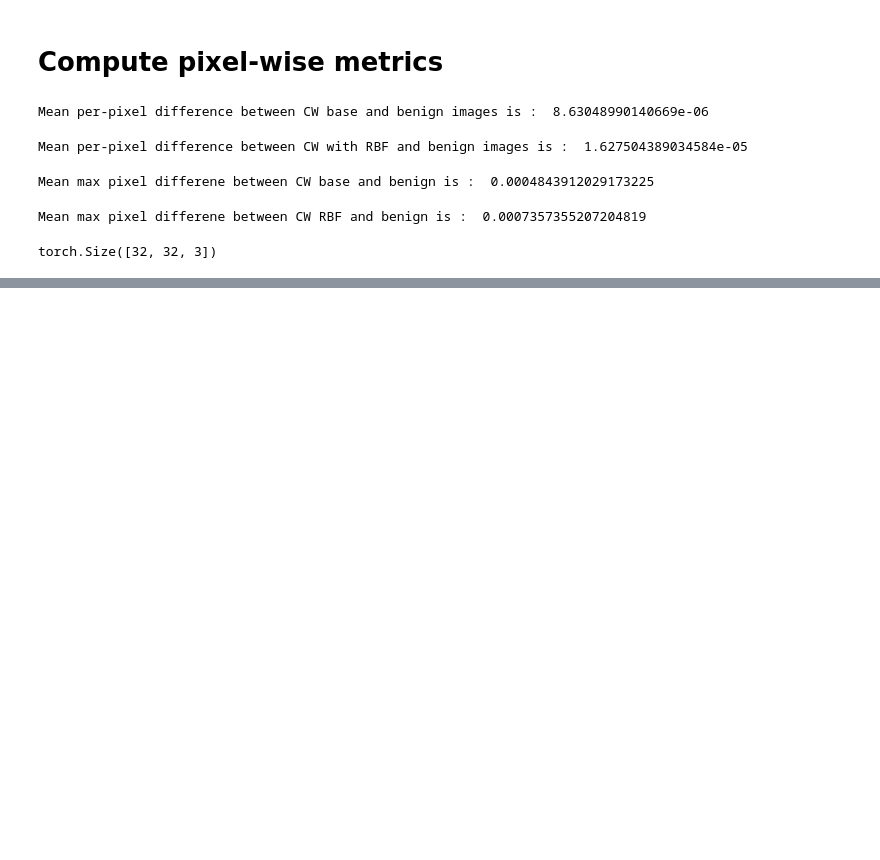
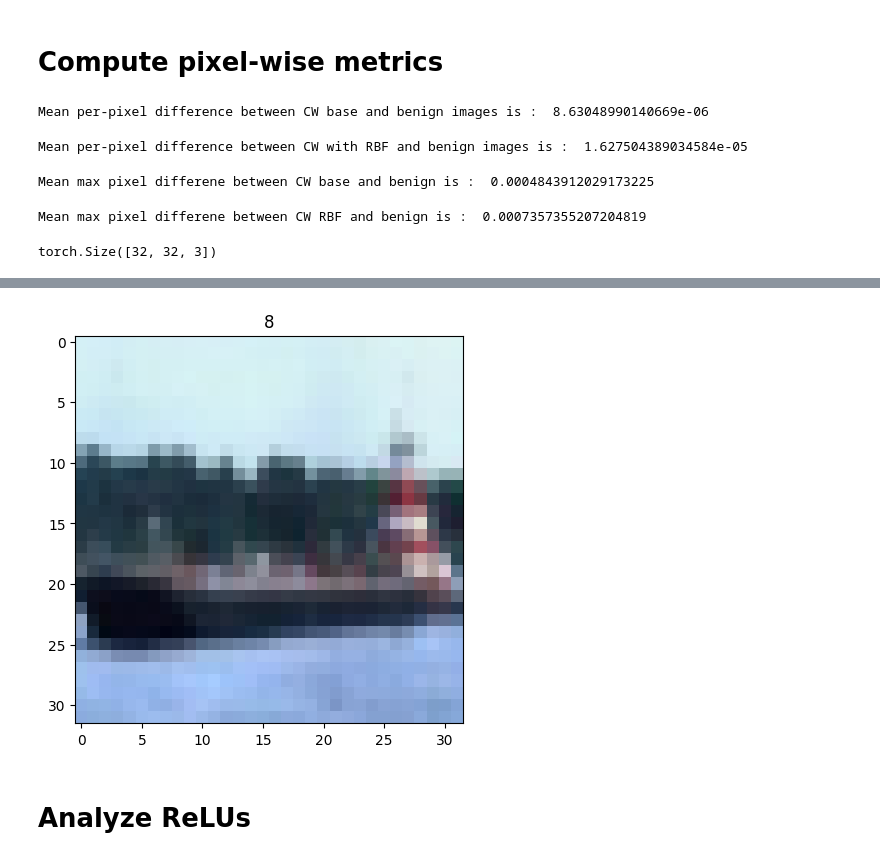
Before and after one commit to zainsarwar865/SparseDNNs, a Jupyter notebook: analysis.ipynb, the cells around one changed output, grey strips where cells are left out. Cells and saved outputs as stored; diff of their text form; code cells hidden in the pictures; blank space fills up the shorter version.

```diff
--- a/analysis.ipynb
+++ b/analysis.ipynb
@@ -172,0 +210,6 @@ torch.Size([32, 32, 3])
+# %%
+imshow(images_benign_base[0][idx], title=images_benign_base[1][idx].item())
+# %% [output]
+[figure, added]
+# %% [markdown]
+# Analyze ReLUs
```
Also changed, not shown: parts of 19 cells of this notebook, 8 other files.
